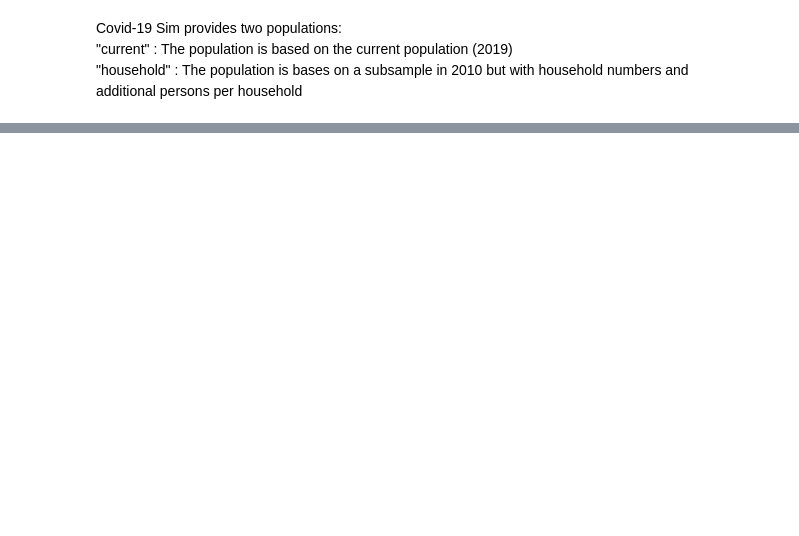
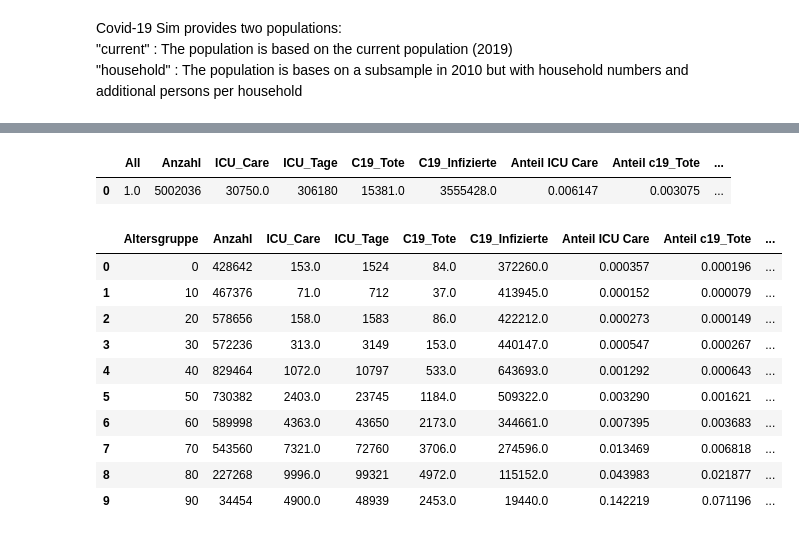
Before and after one commit to PeterBorrmann1965/Covid-19-simulation, a Jupyter notebook: scripts/coronasim_example.ipynb, the cells around one changed output, grey strips where cells are left out. Cells and saved outputs as stored; diff of their text form; code cells hidden in the pictures; blank space fills up the shorter version.

Commit message:
Auswertungsfunktion groupresults

```diff
--- a/scripts/coronasim_example.ipynb
+++ b/scripts/coronasim_example.ipynb
@@ -9,0 +44,10 @@ age, agegroup, gender, contacts, drate, hnr, persons = cl.makepop("household",10
+# %%
+allgroup = np.ones(shape=age.shape[0])
+print("CAR=0.8 mit individuellen Kontaktraten")
+display(cl.groupresults({"All":allgroup}, state_1))
+print("CAR=0.8 mit individuellen Kontaktraten")
+display(cl.groupresults({"All":allgroup}, state_2))
+print("CAR=0.8 ohne individuellen Kontaktraten")
+display(cl.groupresults({"All":allgroup}, state_3))
+print("CAR=0.0 ohne individuellen Kontaktraten")
+display(cl.groupresults({"All":allgroup}, state_4))
@@ -9,0 +67,11 @@ age, agegroup, gender, contacts, drate, hnr, persons = cl.makepop("household",10
+# %%
+persgroup = np.where(persons>5,"6+",persons.astype(str) )
+agegroup = (age/10).astype(int)*10
+print("CAR=0.8 mit individuellen Kontaktraten")
+display(cl.groupresults({"Personen":persgroup}, state_1))
+print("CAR=0.0 mit individuellen Kontaktraten")
+display(cl.groupresults({"Personen":persgroup}, state_2))
+print("CAR=0.8 ohne individuellen Kontaktraten")
+display(cl.groupresults({"Personen":persgroup}, state_3))
+print("CAR=0.0 ohne individuellen Kontaktraten")
+display(cl.groupresults({"Personen":persgroup}, state_4))
@@ -9,0 +173,9 @@ age, agegroup, gender, contacts, drate, hnr, persons = cl.makepop("household",10
+# %%
+del state_1, state_2, state_3, state_4
+# Community Attack Rate = 0.8 und individuelle Kontaktraten
+state, statesum, infections, day0, rnow, args = cl.sim(
+    age, drate, nday=365, cutdown=1000, prob_icu=0.01125, day0icu=20,
+    mean_days_to_icu=10, mean_duration_icu=10, mean_serial=7, std_serial=3.4,
+    immunt0=0.0, icu_fatality=0.5, long_term_death=False, hnr=hnr,
+    com_attack_rate=0.8, contacts=contacts, r_mean=2.0, cutr_mean=1.1,
+    simname="Community Attack Rate = 0.8 mit individuelle Kontaktraten und cutown aus 1.1")
@@ -10 +192,18 @@ age, agegroup, gender, contacts, drate, hnr, persons = cl.makepop("household",10
+# %%
+display(cl.groupresults({"All":allgroup}, state))
+display(cl.groupresults({"Altersgruppe":agegroup}, state))
+# %% [output]
+|  | All | Anzahl | ICU_Care | ICU_Tage | C19_Tote | C19_Infizierte | Anteil ICU Care | Anteil c19_Tote | ... |
+| 0 | 1.0 | 5002036 | 30750.0 | 306180 | 15381.0 | 3555428.0 | 0.006147 | 0.003075 | ... |
+|  | Altersgruppe | Anzahl | ICU_Care | ICU_Tage | C19_Tote | C19_Infizierte | Anteil ICU Care | Anteil c19_Tote | ... |
+| 0 | 0 | 428642 | 153.0 | 1524 | 84.0 | 372260.0 | 0.000357 | 0.000196 | ... |
+| 1 | 10 | 467376 | 71.0 | 712 | 37.0 | 413945.0 | 0.000152 | 0.000079 | ... |
+| 2 | 20 | 578656 | 158.0 | 1583 | 86.0 | 422212.0 | 0.000273 | 0.000149 | ... |
+| 3 | 30 | 572236 | 313.0 | 3149 | 153.0 | 440147.0 | 0.000547 | 0.000267 | ... |
+| 4 | 40 | 829464 | 1072.0 | 10797 | 533.0 | 643693.0 | 0.001292 | 0.000643 | ... |
+| 5 | 50 | 730382 | 2403.0 | 23745 | 1184.0 | 509322.0 | 0.003290 | 0.001621 | ... |
+| 6 | 60 | 589998 | 4363.0 | 43650 | 2173.0 | 344661.0 | 0.007395 | 0.003683 | ... |
+| 7 | 70 | 543560 | 7321.0 | 72760 | 3706.0 | 274596.0 | 0.013469 | 0.006818 | ... |
+| 8 | 80 | 227268 | 9996.0 | 99321 | 4972.0 | 115152.0 | 0.043983 | 0.021877 | ... |
+| 9 | 90 | 34454 | 4900.0 | 48939 | 2453.0 | 19440.0 | 0.142219 | 0.071196 | ... |
 # %%
```
Also changed, not shown: parts of 9 cells of this notebook, 11 other files.
